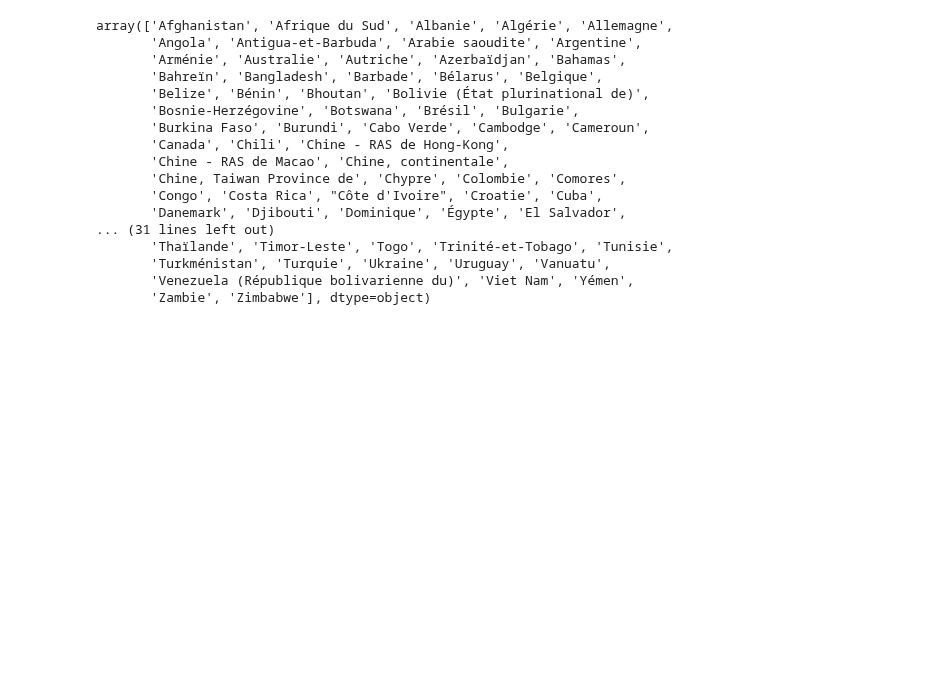
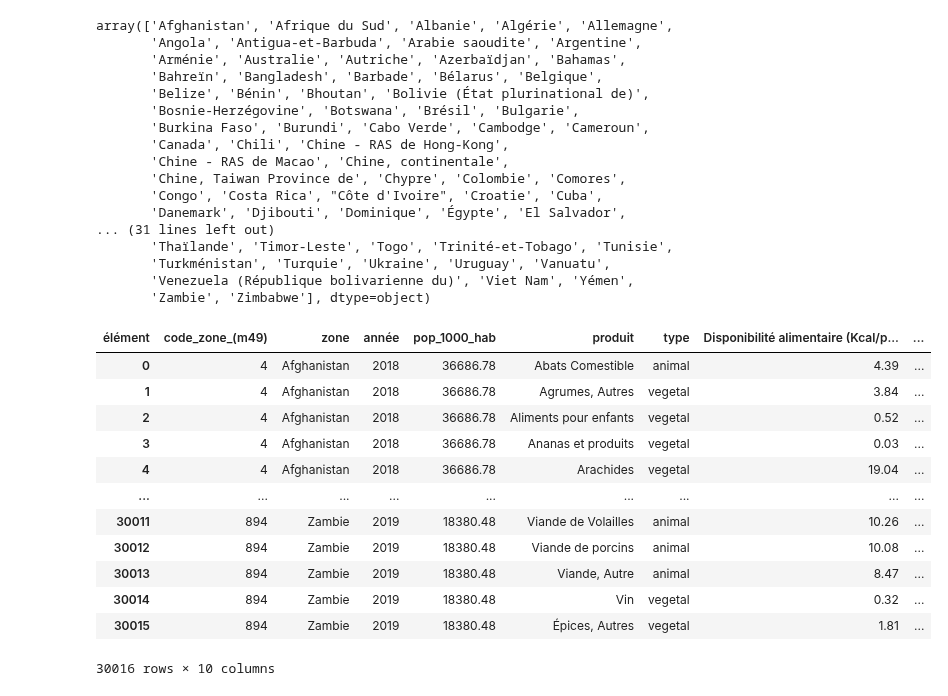
Before and after one commit to Melobgn/Brief-pandas-SEM, a Jupyter notebook: dataframes.ipynb, the cells around one changed output. Drawn from its saved outputs; the diff is of its cells as text; code cells hidden in the pictures; blank space fills up the shorter version.

Commit message:
faire le pivot table

```diff
--- a/dataframes.ipynb
+++ b/dataframes.ipynb
@@ -183,3 +171,19 @@ array(['Afghanistan', 'Afrique du Sud', 'Albanie', 'Algérie', 'Allemagne',
        'Turkménistan', 'Turquie', 'Ukraine', 'Uruguay', 'Vanuatu',
        'Venezuela (République bolivarienne du)', 'Viet Nam', 'Yémen',
        'Zambie', 'Zimbabwe'], dtype=object)
+# %%
+df.pivot_table(index=['code_zone_(m49)', 'zone','année','pop_1000_hab','produit','type'], columns='élément',values='valeur',aggfunc='first').reset_index()
+# %% [output]
+| élément | code_zone_(m49) | zone | année | pop_1000_hab | produit | type | Disponibilité alimentaire (Kcal/p... | ... |
+| 0 | 4 | Afghanistan | 2018 | 36686.78 | Abats Comestible | animal | 4.39 | ... |
+| 1 | 4 | Afghanistan | 2018 | 36686.78 | Agrumes, Autres | vegetal | 3.84 | ... |
+| 2 | 4 | Afghanistan | 2018 | 36686.78 | Aliments pour enfants | vegetal | 0.52 | ... |
+| 3 | 4 | Afghanistan | 2018 | 36686.78 | Ananas et produits | vegetal | 0.03 | ... |
+| 4 | 4 | Afghanistan | 2018 | 36686.78 | Arachides | vegetal | 19.04 | ... |
+| ... | ... | ... | ... | ... | ... | ... | ... | ... |
+| 30011 | 894 | Zambie | 2019 | 18380.48 | Viande de Volailles | animal | 10.26 | ... |
+| 30012 | 894 | Zambie | 2019 | 18380.48 | Viande de porcins | animal | 10.08 | ... |
+| 30013 | 894 | Zambie | 2019 | 18380.48 | Viande, Autre | animal | 8.47 | ... |
+| 30014 | 894 | Zambie | 2019 | 18380.48 | Vin | vegetal | 0.32 | ... |
+| 30015 | 894 | Zambie | 2019 | 18380.48 | Épices, Autres | vegetal | 1.81 | ... |
+30016 rows × 10 columns
```
Also changed, not shown: parts of 1 cell of this notebook.
